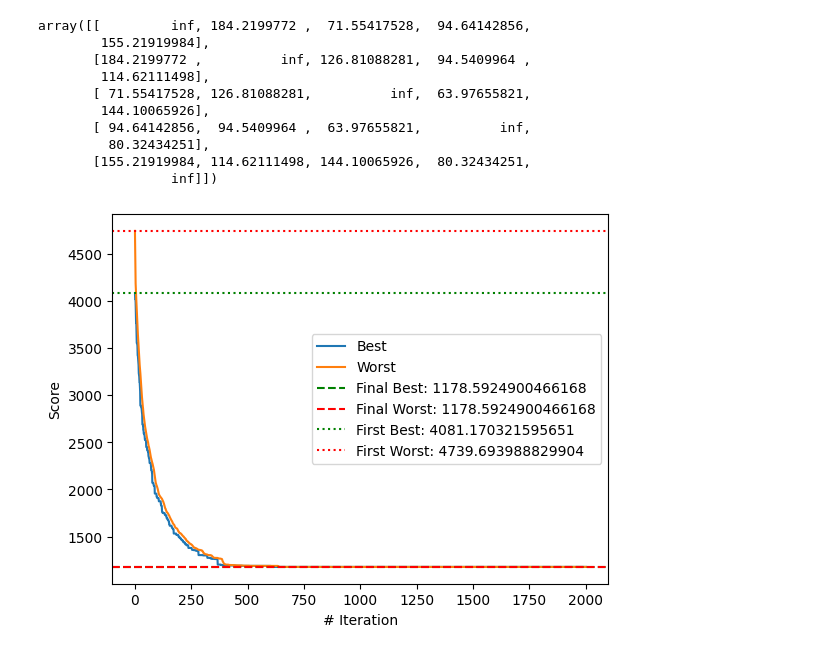
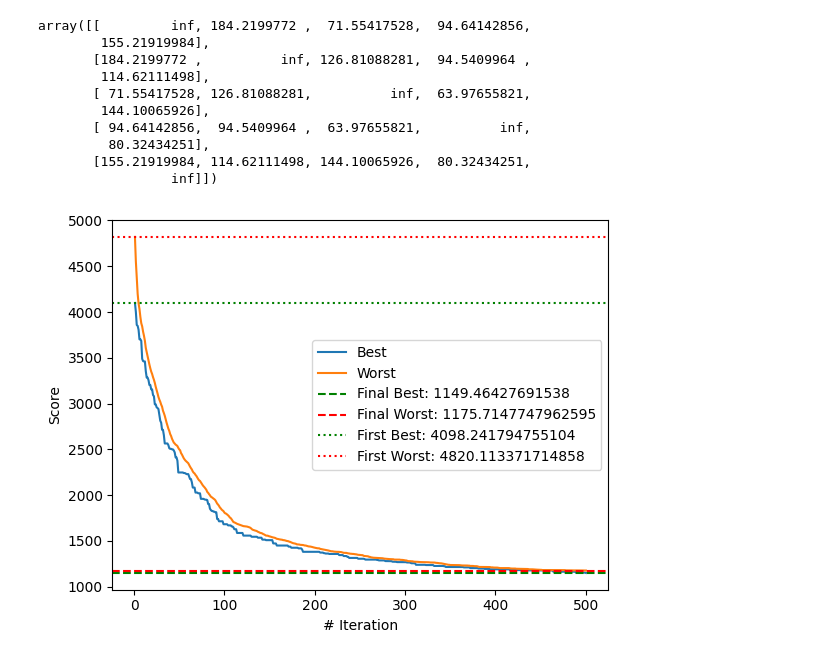
Before and after one commit to HomayoonAlimohammadi/evolutionary-computation, a Jupyter notebook: traveling-sales-person/tsp.ipynb, the cells around one changed output. Drawn from its saved outputs; the diff is of its cells as text; code cells hidden in the pictures.

```diff
--- a/traveling-sales-person/tsp.ipynb
+++ b/traveling-sales-person/tsp.ipynb
@@ -299,10 +302,10 @@ array([[         inf, 184.2199772 ,  71.55417528,  94.64142856,
                  inf]])
 # %%
 tsp = TSP(dists_matrix, n_population=100)
-tsp.iterate(2000, VariationOperator.MUTATION_INVERSION)
+tsp.iterate(500, VariationOperator.MUTATION_INVERSION)
 tsp.plot_costs()
 # %% [output]
-[figure, old version]
+[figure, new version]
 # %%
 def get_route_points(points, route_idx):
     route_points = [points[i] for i in route_idx]
```
Also changed, not shown: parts of 6 cells of this notebook, 1 other file.
